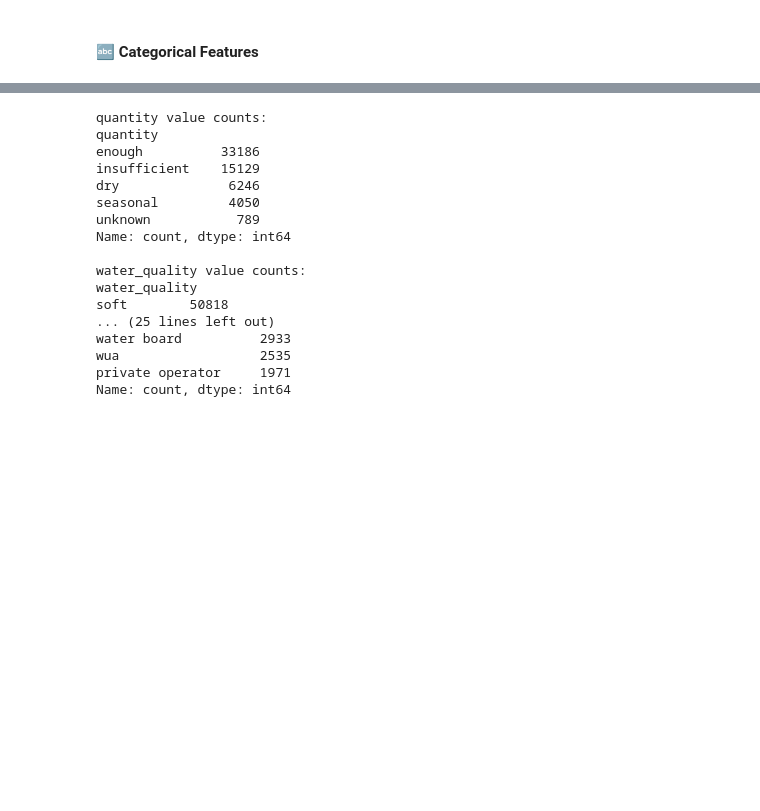
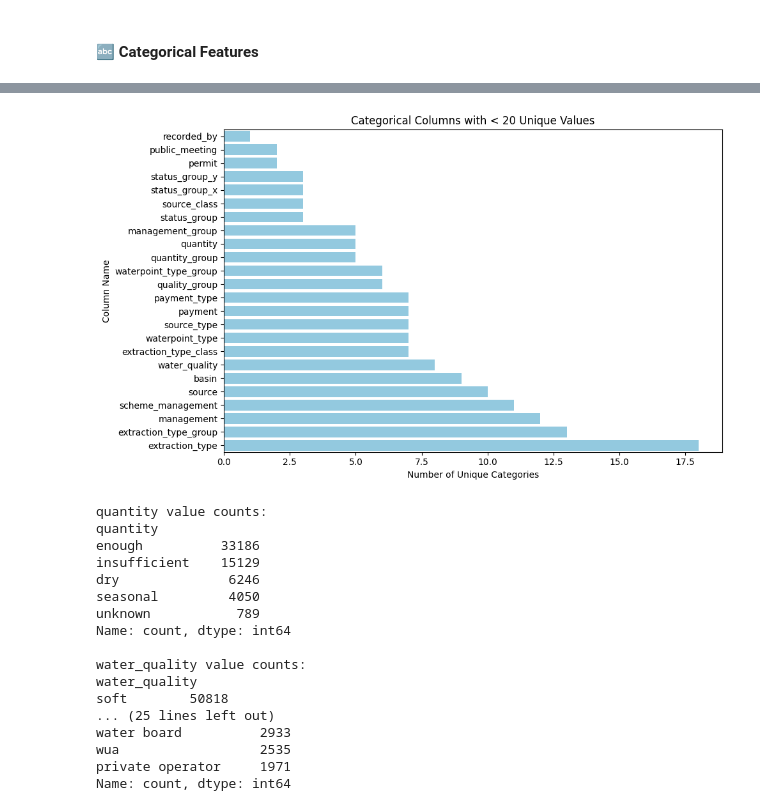
Before and after one commit to jimbodonahue/water_pumps, a Jupyter notebook: notebooks/EDA_Sprint1.ipynb, the cells around one changed output, grey strips where cells are left out. Drawn from its saved outputs; the diff is of its cells as text; code cells hidden in the pictures; blank space fills up the shorter version.

```diff
--- a/notebooks/EDA_Sprint1.ipynb
+++ b/notebooks/EDA_Sprint1.ipynb
@@ -128,4 +128,18 @@ waterpoint_type_group        6
 dtype: int64
+# %%
+# Filter: only columns with fewer than 20 unique values
+cat_uniques = cat_uniques[cat_uniques < 20].sort_values()
+
+# Plot
+plt.figure(figsize=(10, 6))
+sns.barplot(x=cat_uniques.values, y=cat_uniques.index, color="skyblue")
+plt.title("Categorical Columns with < 20 Unique Values")
+plt.xlabel("Number of Unique Categories")
+plt.ylabel("Column Name")
+plt.tight_layout()
+plt.show()
+# %% [output]
+[figure, added]
 # %%
 # Value counts for a few key categorical columns
 for col in ['quantity', 'water_quality','basin','permit','management']:
```
Also changed, not shown: parts of 7 cells of this notebook, 7 other files.
